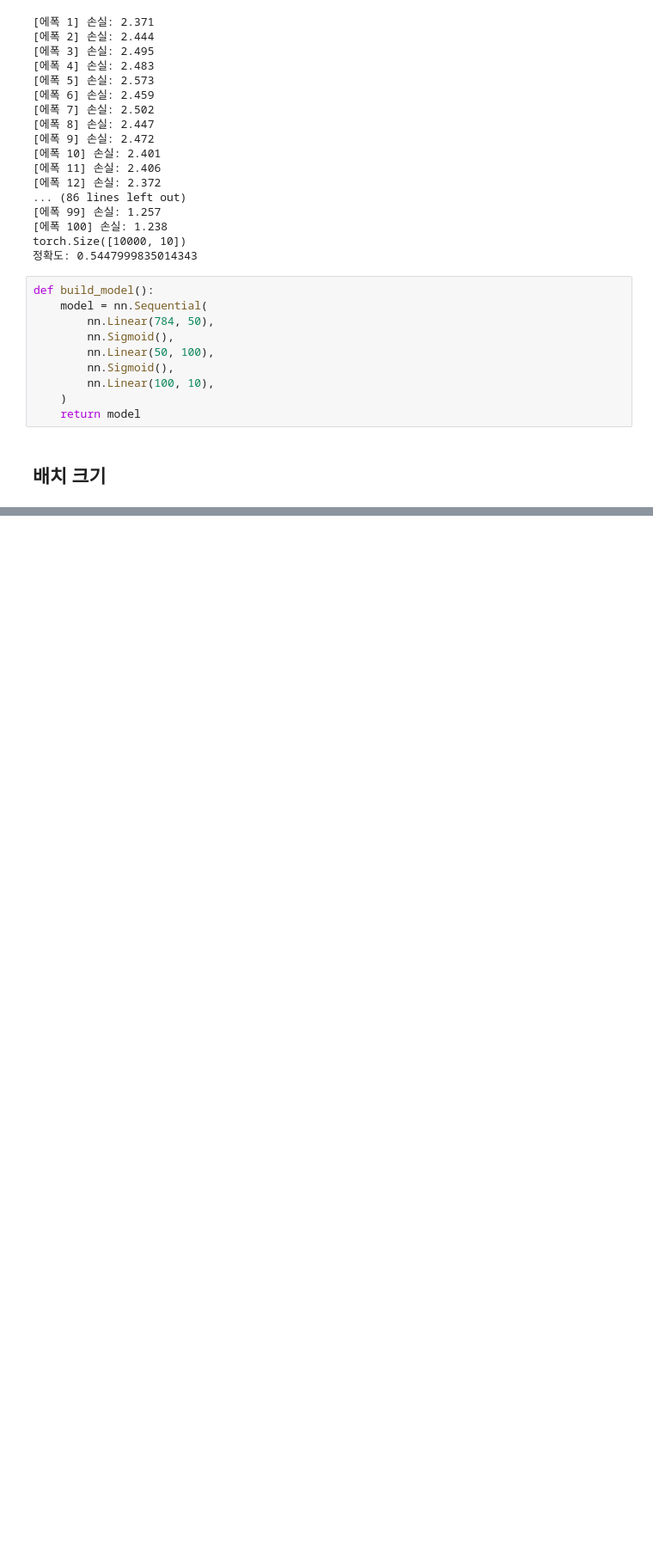
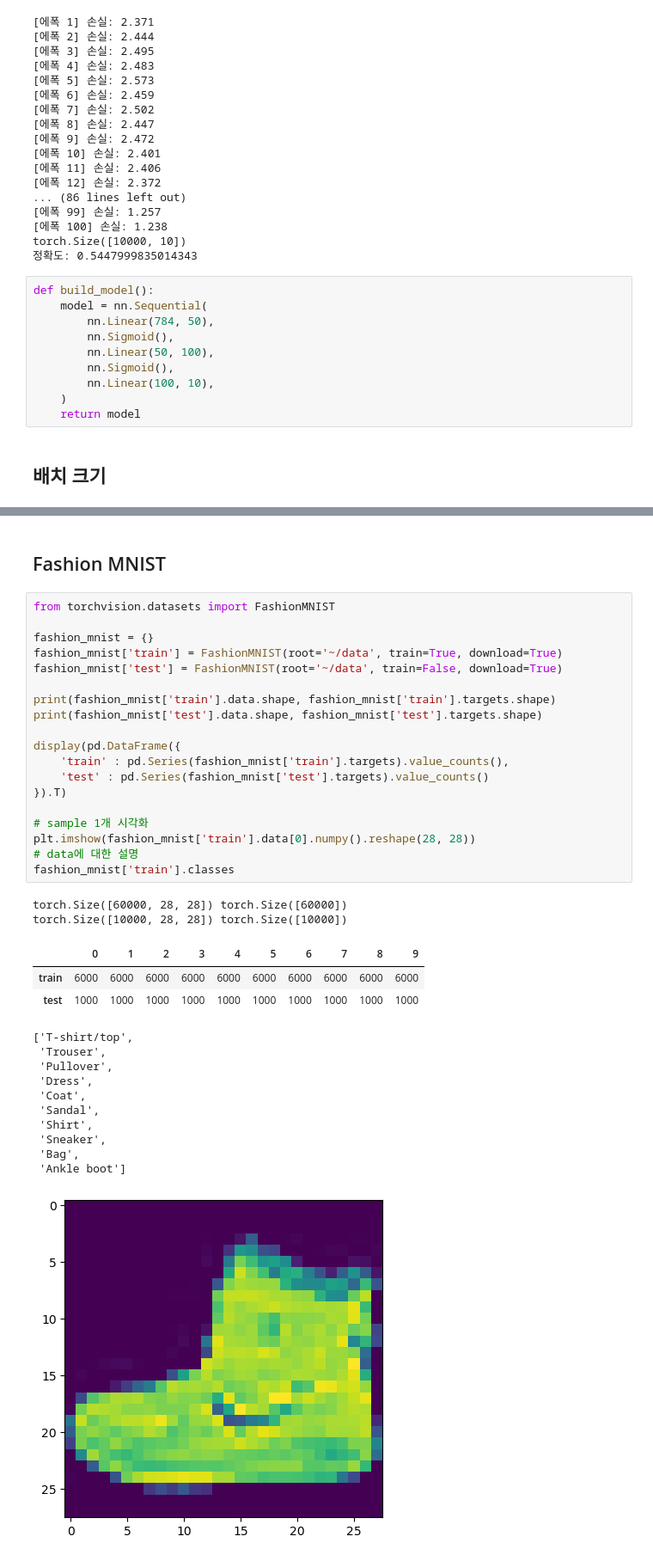
Before and after one commit to rebirther00/pydeep_multicam, a Jupyter notebook: Day5.ipynb, the cells around one changed output, grey strips where cells are left out. Shown at 86% size. Drawn from its saved outputs; the diff is of its cells as text; blank space fills up the shorter version.

```diff
--- a/Day5.ipynb
+++ b/Day5.ipynb
@@ -444,0 +565,38 @@ print(f'정확도: {torch.sum(y_pred == test_target) / len(test_target)}')
+# %% [markdown]
+## Fashion MNIST
+# %%
+from torchvision.datasets import FashionMNIST
+
+fashion_mnist = {}
+fashion_mnist['train'] = FashionMNIST(root='~/data', train=True, download=True)
+fashion_mnist['test'] = FashionMNIST(root='~/data', train=False, download=True)
+
+print(fashion_mnist['train'].data.shape, fashion_mnist['train'].targets.shape)
+print(fashion_mnist['test'].data.shape, fashion_mnist['test'].targets.shape)
+
+display(pd.DataFrame({
+    'train' : pd.Series(fashion_mnist['train'].targets).value_counts(),
+    'test' : pd.Series(fashion_mnist['test'].targets).value_counts()
+}).T)
+
+# sample 1개 시각화
+plt.imshow(fashion_mnist['train'].data[0].numpy().reshape(28, 28))
+# data에 대한 설명
+fashion_mnist['train'].classes
+# %% [output]
+torch.Size([60000, 28, 28]) torch.Size([60000])
+torch.Size([10000, 28, 28]) torch.Size([10000])
+|  | 0 | 1 | 2 | 3 | 4 | 5 | 6 | 7 | 8 | 9 |
+| train | 6000 | 6000 | 6000 | 6000 | 6000 | 6000 | 6000 | 6000 | 6000 | 6000 |
+| test | 1000 | 1000 | 1000 | 1000 | 1000 | 1000 | 1000 | 1000 | 1000 | 1000 |
+['T-shirt/top',
+ 'Trouser',
+ 'Pullover',
+ 'Dress',
+ 'Coat',
+ 'Sandal',
+ 'Shirt',
+ 'Sneaker',
+ 'Bag',
+ 'Ankle boot']
+[figure, added]
```
Also changed, not shown: parts of 12 cells of this notebook, 1 other file.
